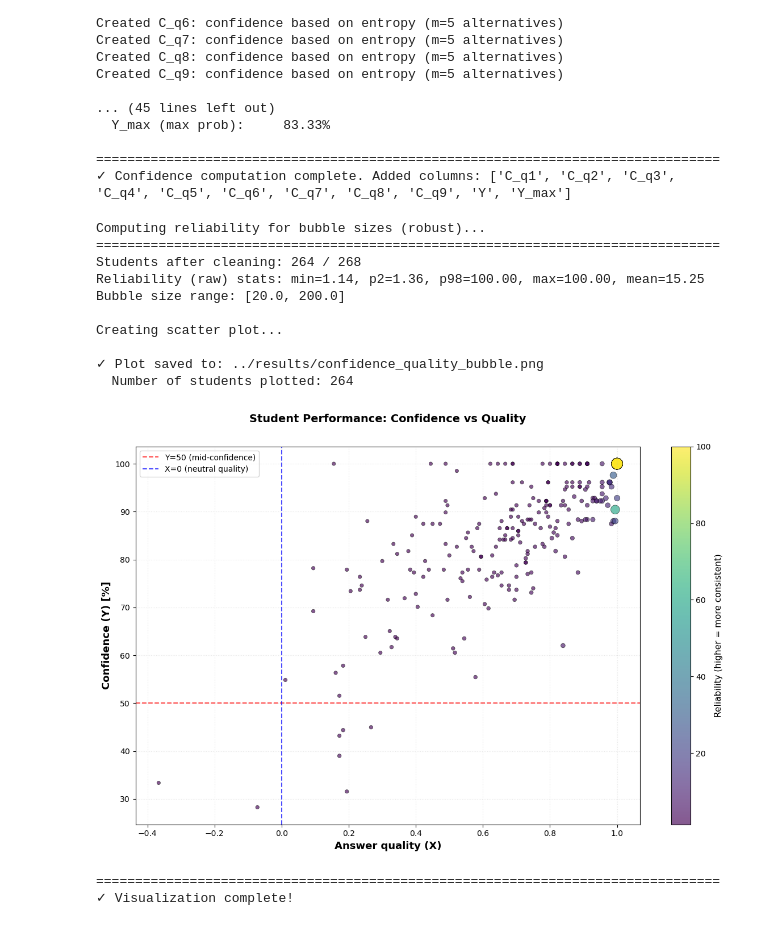
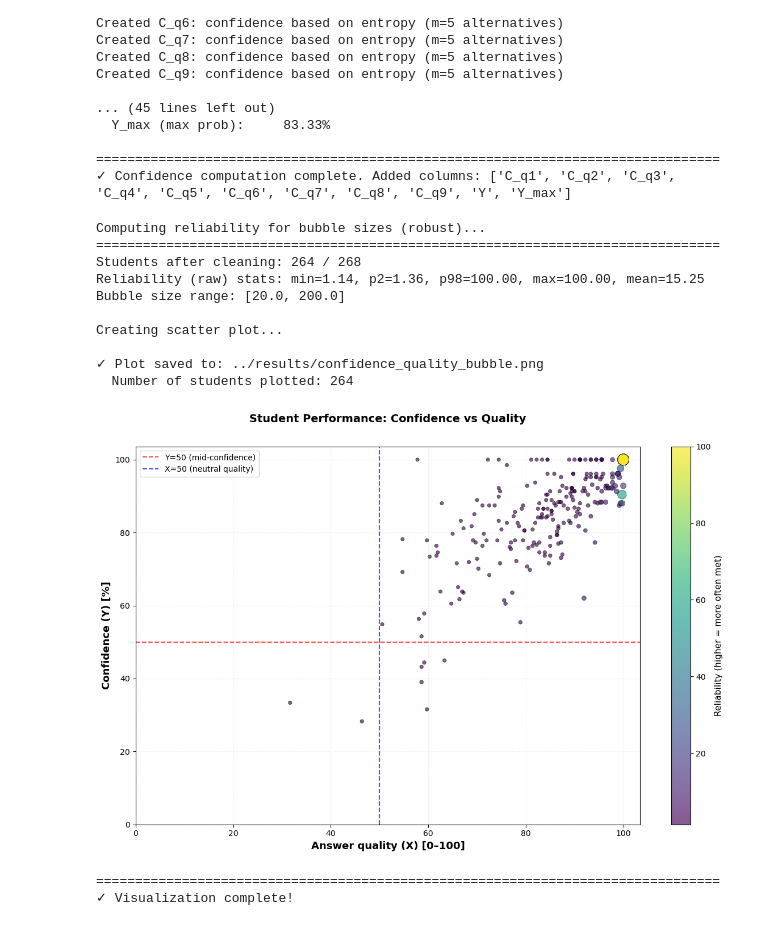
Before and after one commit to juliepe/exam_analysis_H25, a Jupyter notebook: analysis/Oblig3/notebooks/2. Analysis.ipynb, the cells around one changed output. Drawn from its saved outputs; the diff is of its cells as text; code cells hidden in the pictures.

```diff
--- a/analysis/Oblig3/notebooks/2. Analysis.ipynb
+++ b/analysis/Oblig3/notebooks/2. Analysis.ipynb
@@ -16,7 +16,6 @@ Shape of dataframe:
 (269, 51)
 # %%
 # Separate metadata columns from answer columns
-# Row 0 contains answer quality values for answer columns
 
 def is_numeric_score(val):
     """Check if a value can be parsed as a number or looks like a numeric score."""
@@ -27,7 +26,6 @@ def is_numeric_score(val):
         float(val)
         return True
     except (ValueError, TypeError):
-        # Check if it looks like a numeric pattern (including negatives and decimals)
         if isinstance(val, str):
             val_stripped = val.strip()
             # Match patterns like: 1, -1, 1.5, -1.5, 0.5, etc.
@@ -53,10 +51,10 @@ print(metadata_cols)
 print(f"\nAnswer columns ({len(answer_cols)}):")
 print(answer_cols)
 
-# Print table with first 20 answer columns and their row 0 values
-print(f"\nFirst 20 answer columns with their row 0 (answer quality) values:")
+# Print table with first 15 answer columns and their row 0 values
+print(f"\nFirst 15 answer columns with their row 0 (answer quality) values:")
 print("-" * 60)
-for col in answer_cols[:20]:
+for col in answer_cols[:15]:
     print(f"{col:40} : {df.iloc[0][col]}")
 # %% [output]
 Number of metadata columns: 6
@@ -502,11 +509,15 @@ if missing:
 
 df_plot = df_students[required_cols].copy()
 
+# Convert X from [-1, 1] to [0, 100] for visualization (linear, neutral-centered)
+df_plot['X_100'] = (df_plot['X'] + 1) * 50
+
 # Drop NaNs / inf
-df_plot = df_plot.replace([np.inf, -np.inf], np.nan).dropna(subset=['X', 'Y'])
+df_plot = df_plot.replace([np.inf, -np.inf], np.nan).dropna(subset=['X', 'X_100', 'Y'])
 
 # Enforce expected ranges (small numeric tolerance allowed)
 df_plot = df_plot[(df_plot['X'] >= -1.001) & (df_plot['X'] <= 1.001)]
+df_plot = df_plot[(df_plot['X_100'] >= -0.001) & (df_plot['X_100'] <= 100.001)]
 df_plot = df_plot[(df_plot['Y'] >= -0.001) & (df_plot['Y'] <= 100.001)]
 
 print(f"Students after cleaning: {len(df_plot)} / {len(df_students)}")
@@ -546,7 +557,7 @@ print("\nCreating scatter plot...")
 fig, ax = plt.subplots(figsize=(12, 8))
 
 sc = ax.scatter(
-    df_plot['X'],
+    df_plot['X_100'],
     df_plot['Y'],
     s=bubble_size,
     c=reliability_w,              # color = reliability (NOT bubble size)
@@ -556,51 +567,55 @@ sc = ax.scatter(
     linewidth=0.5
 )
 
-# Reference lines WHYYYYYYYY wrong legend for X and Y colors??????????
+# Reference lines
 ax.axhline(y=50, color='red', linestyle='--', linewidth=1.5, alpha=0.7, label='Y=50 (mid-confidence)')
-ax.axvline(x=0, color='blue', linestyle='--', linewidth=1.5, alpha=0.7, label='X=0 (neutral quality)')
+ax.axvline(x=50, color='blue', linestyle='--', linewidth=1.5, alpha=0.7, label='X=50 (neutral quality)')
 
 # Labels
-ax.set_xlabel('Answer quality (X)', fontsize=13, fontweight='bold')
+ax.set_xlabel('Answer quality (X) [0–100]', fontsize=13, fontweight='bold')
 ax.set_ylabel('Confidence (Y) [%]', fontsize=13, fontweight='bold')
 ax.set_title(
     'Student Performance: Confidence vs Quality\n',
     fontsize=14, fontweight='bold', pad=15
 )
 
+# Axis limits
+ax.set_xlim(left=0)
+ax.set_ylim(bottom=0)
+
 # Colorbar now matches what we color
 cbar = plt.colorbar(sc, ax=ax)
-cbar.set_label('Reliability (higher = more consistent)', fontsize=11)
+cbar.set_label('Reliability (higher = more often met)', fontsize=11)
 
 # Grid + legend
 ax.grid(True, alpha=0.3, linestyle=':')
 ax.legend(loc='upper left', fontsize=10)
 
 plt.tight_layout()
 
 # --- 5) Save ---
 output_dir = "../results"
 os.makedirs(output_dir, exist_ok=True)
 output_path = os.path.join(output_dir, "confidence_quality_bubble.png")
 plt.savefig(output_path, dpi=300, bbox_inches='tight')
 
 print(f"\n✓ Plot saved to: {output_path}")
 print(f"  Number of students plotted: {len(df_plot)}")
 
 plt.show()
 print("\n" + "=" * 80)
 print("✓ Visualization complete!")
 # %% [output]
 Computing reliability for bubble sizes (robust)...
 ================================================================================
 Students after cleaning: 264 / 268
 Reliability (raw) stats: min=1.14, p2=1.36, p98=100.00, max=100.00, mean=15.25
 Bubble size range: [20.0, 200.0]
 
 Creating scatter plot...
 
 ✓ Plot saved to: ../results/confidence_quality_bubble.png
   Number of students plotted: 264
-[figure, old version]
+[figure, new version]
 ================================================================================
 ✓ Visualization complete!
```
Also changed, not shown: parts of 3 cells of this notebook, 2 other files.
